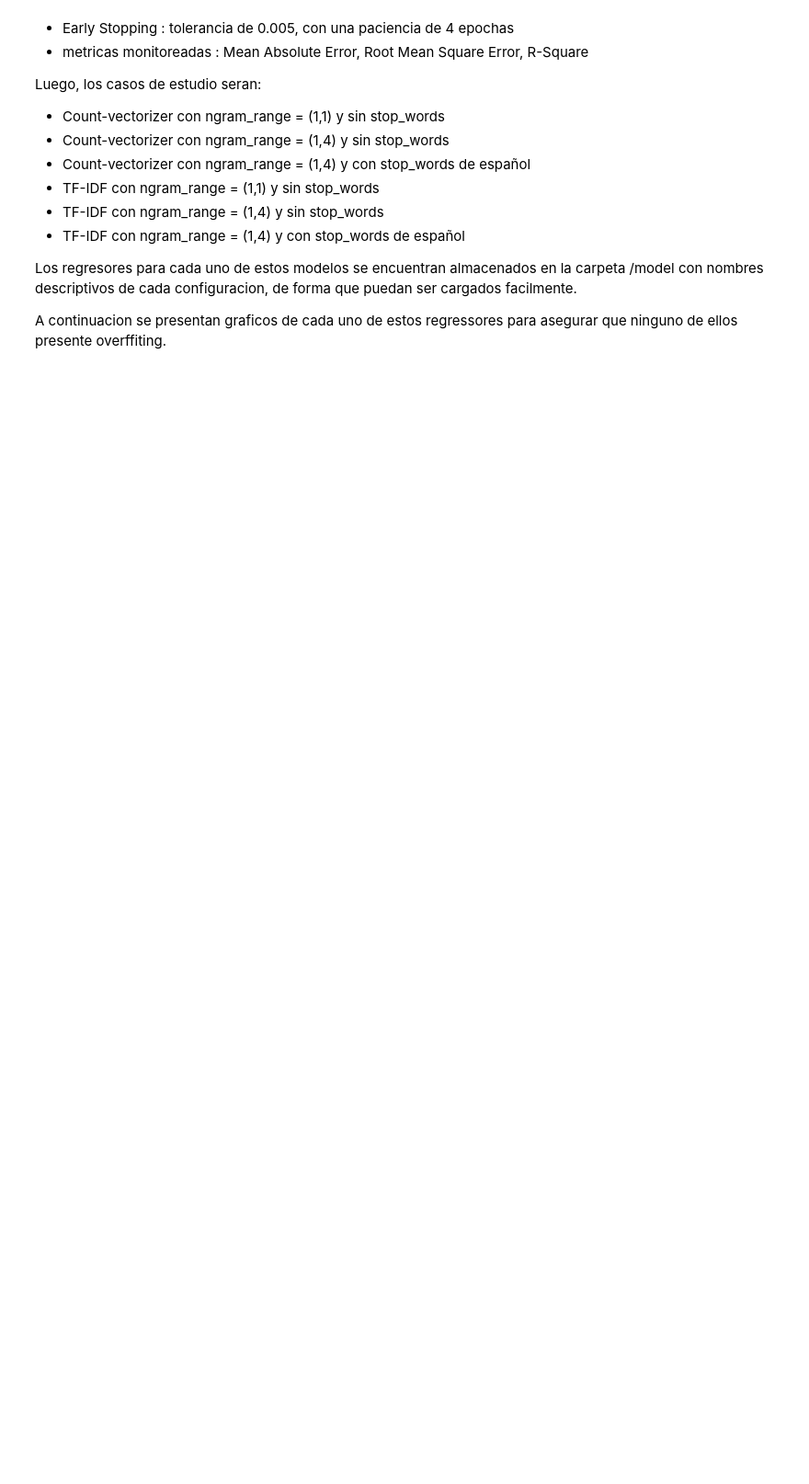
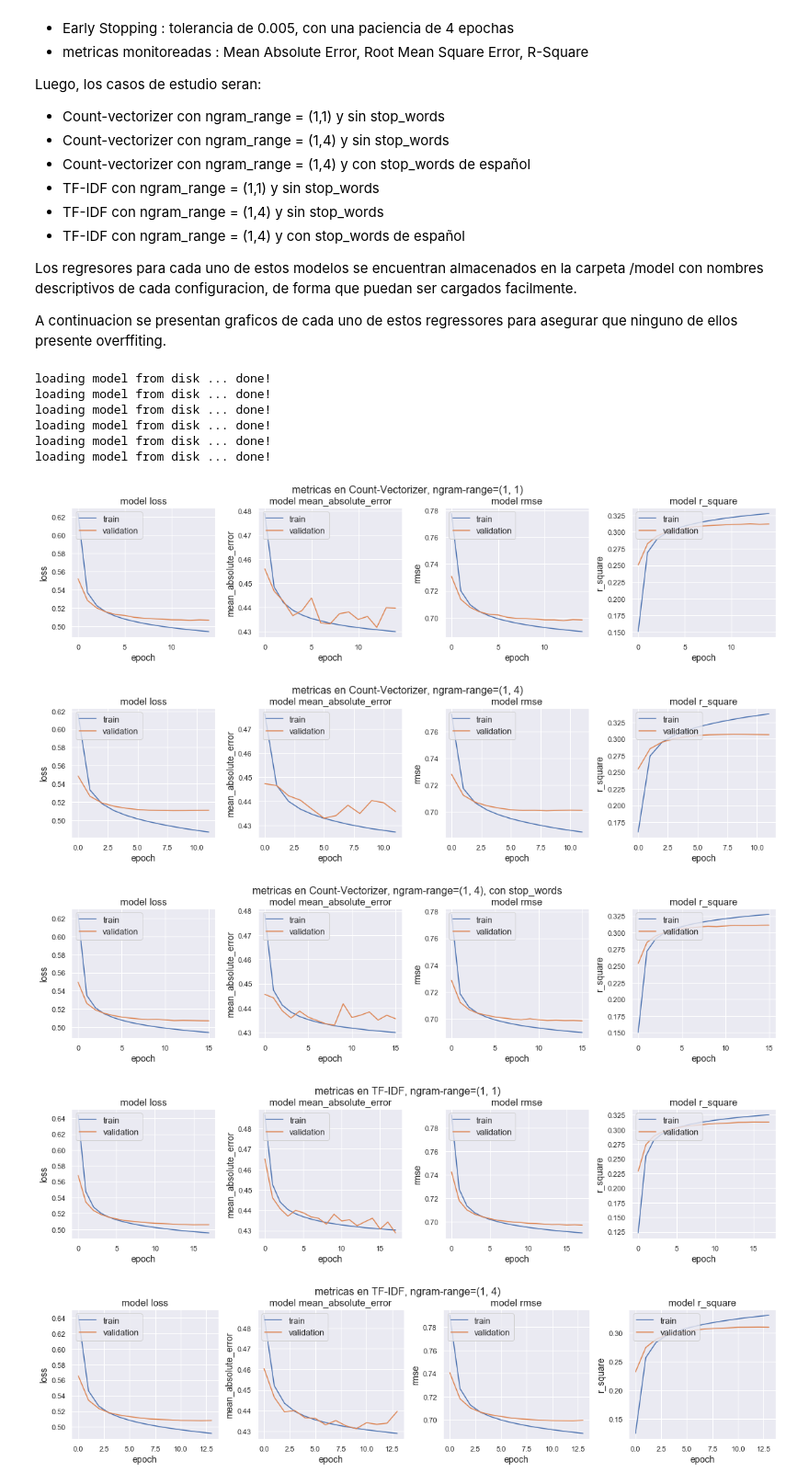
Before and after one commit to frmunozz/ImageSearch, a Jupyter notebook: RegressionPart.ipynb, the cells around one changed output. Shown at 92% size. Drawn from its saved outputs; the diff is of its cells as text; code cells hidden in the pictures; blank space fills up the shorter version.

Commit message:
agregado script, modificaciones al plot y comentarios a los archivos

```diff
--- a/RegressionPart.ipynb
+++ b/RegressionPart.ipynb
@@ -191,0 +173,27 @@ X_train, X_test, y_train, y_test = data.get_data(method="count-vectorizer", stop
+# %%
+reg = Regressor()
+reg.load("cv_ngram11_none", custom_objects={"rmse": rmse, "r_square": r_square})
+metrics = reg.plot_metrics("metricas en Count-Vectorizer, ngram-range=(1, 1)")
+reg.load("cv_ngram14_none", custom_objects={"rmse": rmse, "r_square": r_square})
+metrics = reg.plot_metrics("metricas en Count-Vectorizer, ngram-range=(1, 4)")
+reg.load("cv_ngram14_stop_words", custom_objects={"rmse": rmse, "r_square": r_square})
+metrics = reg.plot_metrics("metricas en Count-Vectorizer, ngram-range=(1, 4), con stop_words")
+
+reg.load("tf_idf_ngram11_none", custom_objects={"rmse": rmse, "r_square": r_square})
+metrics = reg.plot_metrics("metricas en TF-IDF, ngram-range=(1, 1)")
+reg.load("tf_idf_ngram14_none", custom_objects={"rmse": rmse, "r_square": r_square})
+metrics = reg.plot_metrics("metricas en TF-IDF, ngram-range=(1, 4)")
+reg.load("tf_idf_ngram14_stop_words", custom_objects={"rmse": rmse, "r_square": r_square})
+metrics = reg.plot_metrics("metricas en TF-IDF, ngram-range=(1, 4), con stop_words")
+# %% [output]
+loading model from disk ... done!
+loading model from disk ... done!
+loading model from disk ... done!
+loading model from disk ... done!
+loading model from disk ... done!
+loading model from disk ... done!
+[figure, added]
+[figure, added]
+[figure, added]
+[figure, added]
+[figure, added]
```
Also changed, not shown: parts of 8 cells of this notebook, 3 other files.
